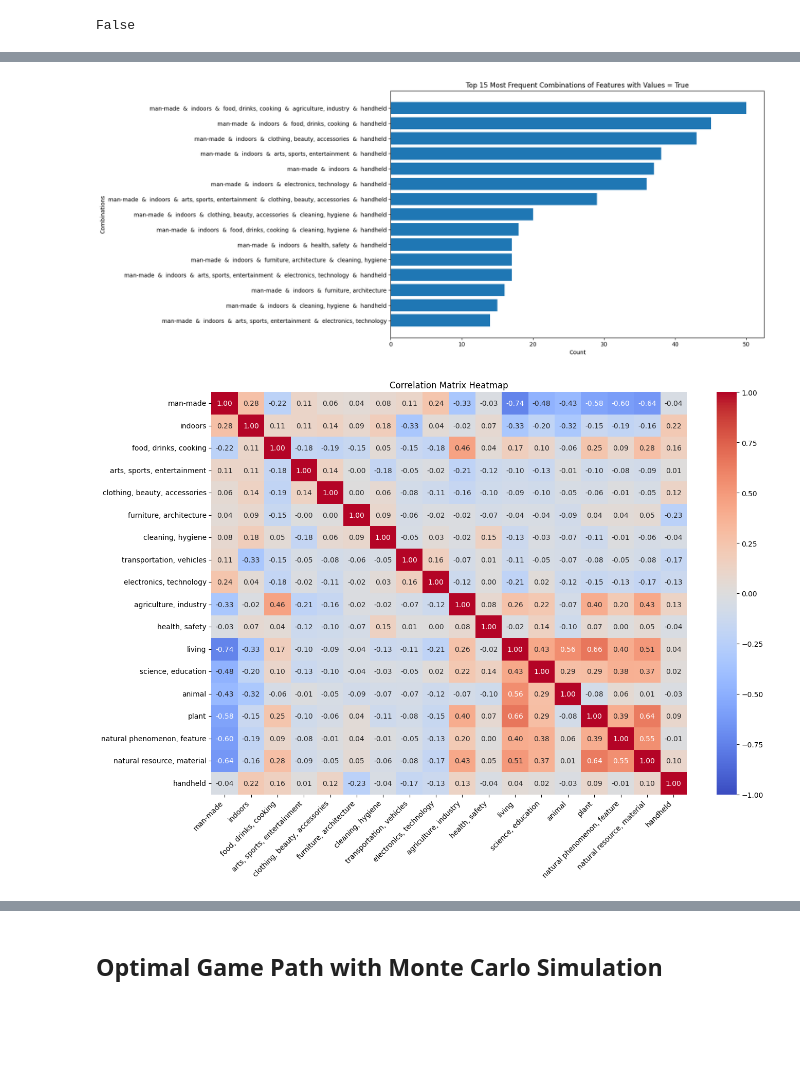
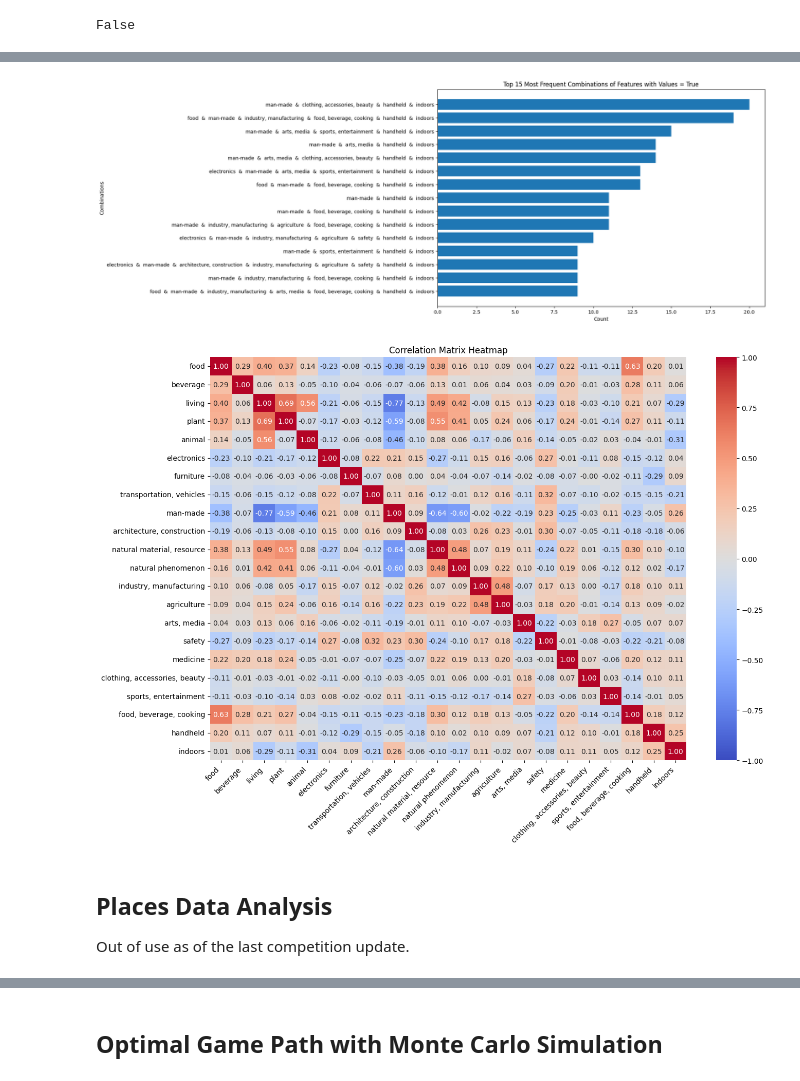
Before and after one commit to rkaicker/20qs, a Jupyter notebook: Decision-tree-Monte-Carlo-Naive.ipynb, the cells around one changed output, grey strips where cells are left out. Saved outputs shown, nothing was run; the diff lists cells and outputs as text; code cells hidden in the pictures; blank space fills up the shorter version.

Commit message:
games generator v2, organize data

```diff
--- a/Decision-tree-Monte-Carlo-Naive.ipynb
+++ b/Decision-tree-Monte-Carlo-Naive.ipynb
@@ -32,4 +32,4 @@ def read_json_to_dict(file_path):
         data = json.load(file)
     return data
 
-keyword_labels, results = read_jsonl_and_transform('20qs-data/labeled_keywords.jsonl'), read_json_to_dict('20qs-data/labeling_results.jsonl')
+keyword_labels, results = read_jsonl_and_transform('20qs-data/labeled_keywords_v2.jsonl'), read_json_to_dict('20qs-data/labeling_results_v2.jsonl')
@@ -42,10 +40,12 @@ keyword_labels, results = read_jsonl_and_transform('20qs-data/labeled_keywords.j
 import pandas as pd
 import numpy as np
 
-def make_list_from_dict(original_dict):
+def make_list_from_dict(original_dict, place = False):
     list_of_dicts = []
     for key, sub_dict in original_dict.items():
-        if sub_dict['place'] == 'yes':
+        if not place and sub_dict['place'] == 'yes':
+            continue
+        if place and sub_dict['place'] == 'no':
             continue
         # Create a new dictionary that includes the key from the original dict
         new_dict = {"keyword": key}
@@ -55,6 +55,8 @@ def make_list_from_dict(original_dict):
         list_of_dicts.append(new_dict)
     return list_of_dicts
 
-labeled_things_list = make_list_from_dict(keyword_labels)
+labeled_things_list = make_list_from_dict(keyword_labels, place = False)
+labeled_places_list = make_list_from_dict(keyword_labels, place = True)
 
-things_df =  pd.DataFrame(labeled_things_list)
+things_df = pd.DataFrame(labeled_things_list)
+places_df = pd.DataFrame(labeled_places_list)
@@ -164,18 +170,21 @@ def top_k_frequent_combinations(df, features, k=10):
 
 top_k_frequent_combinations(things_df, things_df.columns, k = 15)
 # %% [output]
-[figure, old version]
+[figure, new version]
 # %%
 import seaborn as sns
 
-corr_matrix = things_df.corr()
+corr_matrix_things = things_df.corr()
 
 plt.figure(figsize=(14, 10))
-sns.heatmap(corr_matrix, annot=True, fmt=".2f", cmap='coolwarm', vmin=-1, vmax=1, center=0, annot_kws={"size": 10})
+sns.heatmap(corr_matrix_things, annot=True, fmt=".2f", cmap='coolwarm', vmin=-1, vmax=1, center=0, annot_kws={"size": 10})
 plt.title('Correlation Matrix Heatmap')
 plt.xticks(rotation=45, ha='right')  # Rotate x-axis labels for better readability
 plt.yticks(rotation=0)   # Rotate y-axis labels for better readability
 plt.tight_layout()  # Adjust layout to fit labels
 plt.show()
 # %% [output]
-[figure, old version]
+[figure, new version]
+# %% [markdown]
+## Places Data Analysis
+Out of use as of the last competition update.
```
Also changed, not shown: parts of 15 cells of this notebook, 23 other files.
